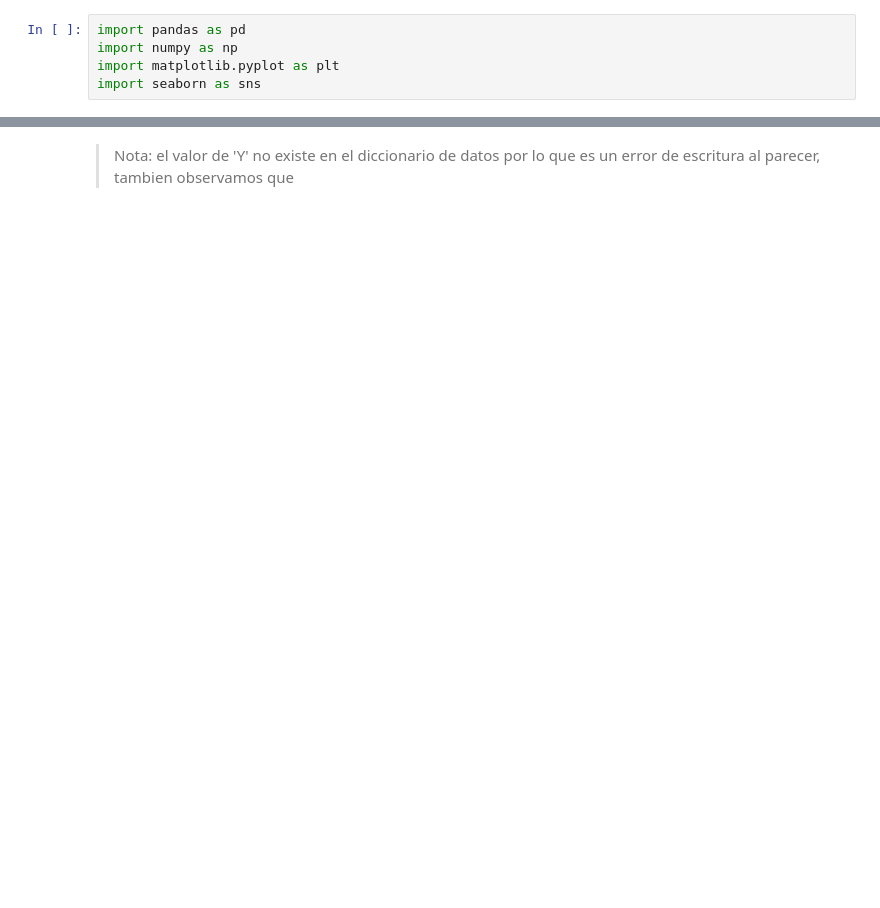
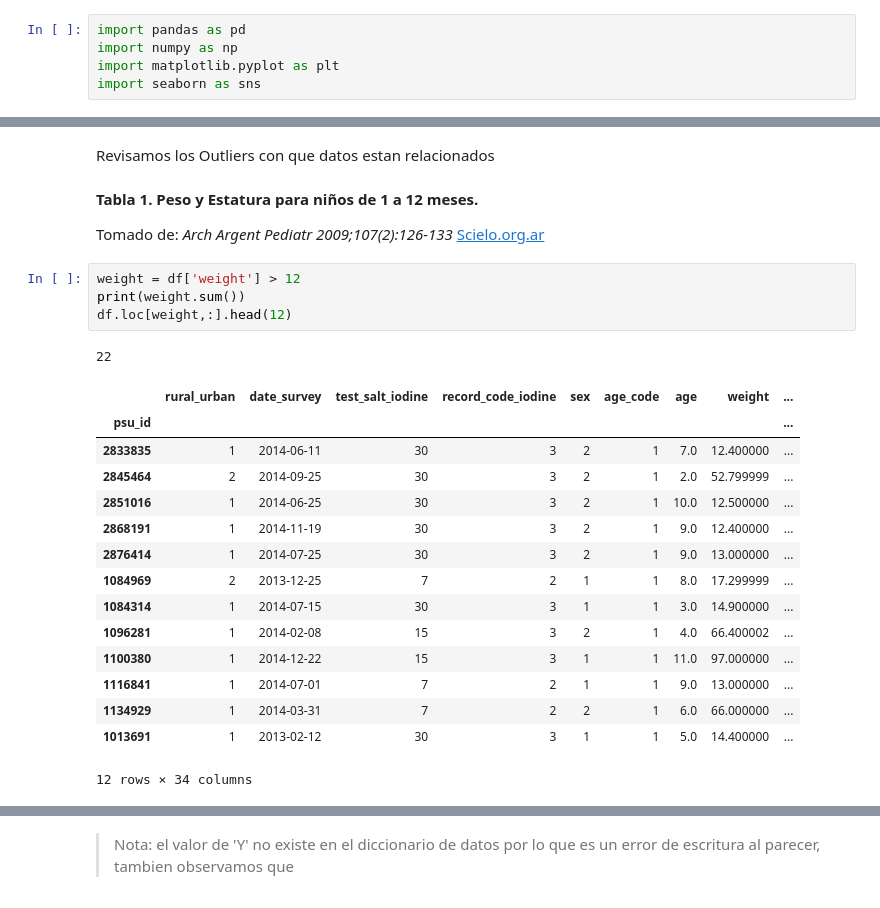
Before and after one commit to marce3-2140/Clinical-Anthropometric-Bio-Chemical-Survey, a Jupyter notebook: SurveyClinicalData.ipynb, the cells around one changed output, grey strips where cells are left out. Cells and saved outputs as stored; diff of their text form; blank space fills up the shorter version.

```diff
--- a/SurveyClinicalData.ipynb
+++ b/SurveyClinicalData.ipynb
@@ -139,0 +385,27 @@ Para las siguientes columnas se revisara el contenido de cada una, verificaremos
+# %% [markdown]
+Revisamos los Outliers con que datos estan relacionados
+# %% [markdown]
+**Tabla 1. Peso y Estatura para niños de 1 a 12 meses.**
+
+Tomado de: *Arch Argent Pediatr 2009;107(2):126-133* [Scielo.org.ar](http://www.scielo.org.ar/pdf/aap/v107n2/v107n2a05.pdf)
+# %%
+weight = df['weight'] > 12
+print(weight.sum())
+df.loc[weight,:].head(12)
+# %% [output]
+22
+|  | rural_urban | date_survey | test_salt_iodine | record_code_iodine | sex | age_code | age | weight | ... |
+| psu_id |  |  |  |  |  |  |  |  | ... |
+| 2833835 | 1 | 2014-06-11 | 30 | 3 | 2 | 1 | 7.0 | 12.400000 | ... |
+| 2845464 | 2 | 2014-09-25 | 30 | 3 | 2 | 1 | 2.0 | 52.799999 | ... |
+| 2851016 | 1 | 2014-06-25 | 30 | 3 | 2 | 1 | 10.0 | 12.500000 | ... |
+| 2868191 | 1 | 2014-11-19 | 30 | 3 | 2 | 1 | 9.0 | 12.400000 | ... |
+| 2876414 | 1 | 2014-07-25 | 30 | 3 | 2 | 1 | 9.0 | 13.000000 | ... |
+| 1084969 | 2 | 2013-12-25 | 7 | 2 | 1 | 1 | 8.0 | 17.299999 | ... |
+| 1084314 | 1 | 2014-07-15 | 30 | 3 | 1 | 1 | 3.0 | 14.900000 | ... |
+| 1096281 | 1 | 2014-02-08 | 15 | 3 | 2 | 1 | 4.0 | 66.400002 | ... |
+| 1100380 | 1 | 2014-12-22 | 15 | 3 | 1 | 1 | 11.0 | 97.000000 | ... |
+| 1116841 | 1 | 2014-07-01 | 7 | 2 | 1 | 1 | 9.0 | 13.000000 | ... |
+| 1134929 | 1 | 2014-03-31 | 7 | 2 | 2 | 1 | 6.0 | 66.000000 | ... |
+| 1013691 | 1 | 2013-02-12 | 30 | 3 | 1 | 1 | 5.0 | 14.400000 | ... |
+12 rows × 34 columns
```
Also changed, not shown: parts of 160 cells of this notebook.
